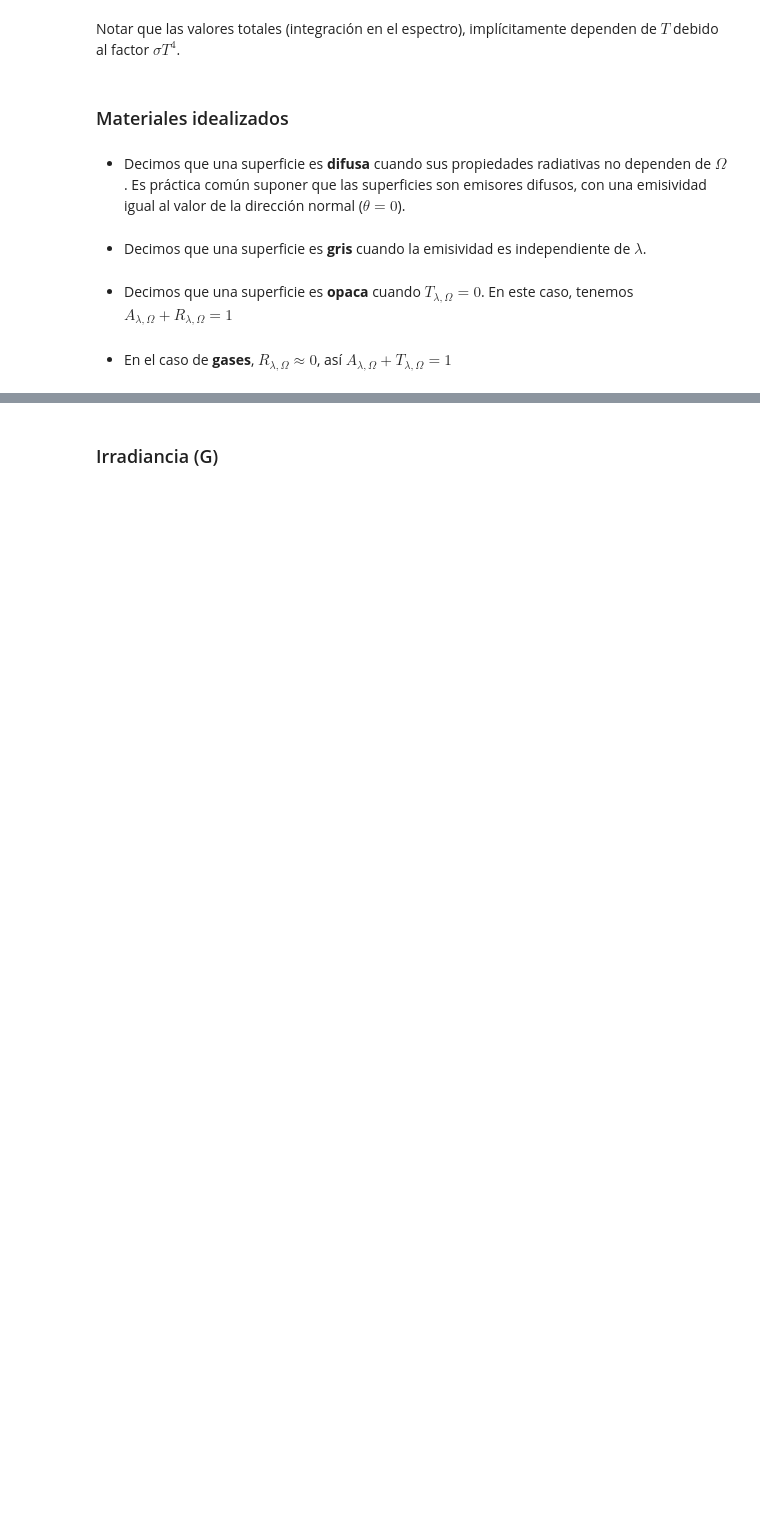
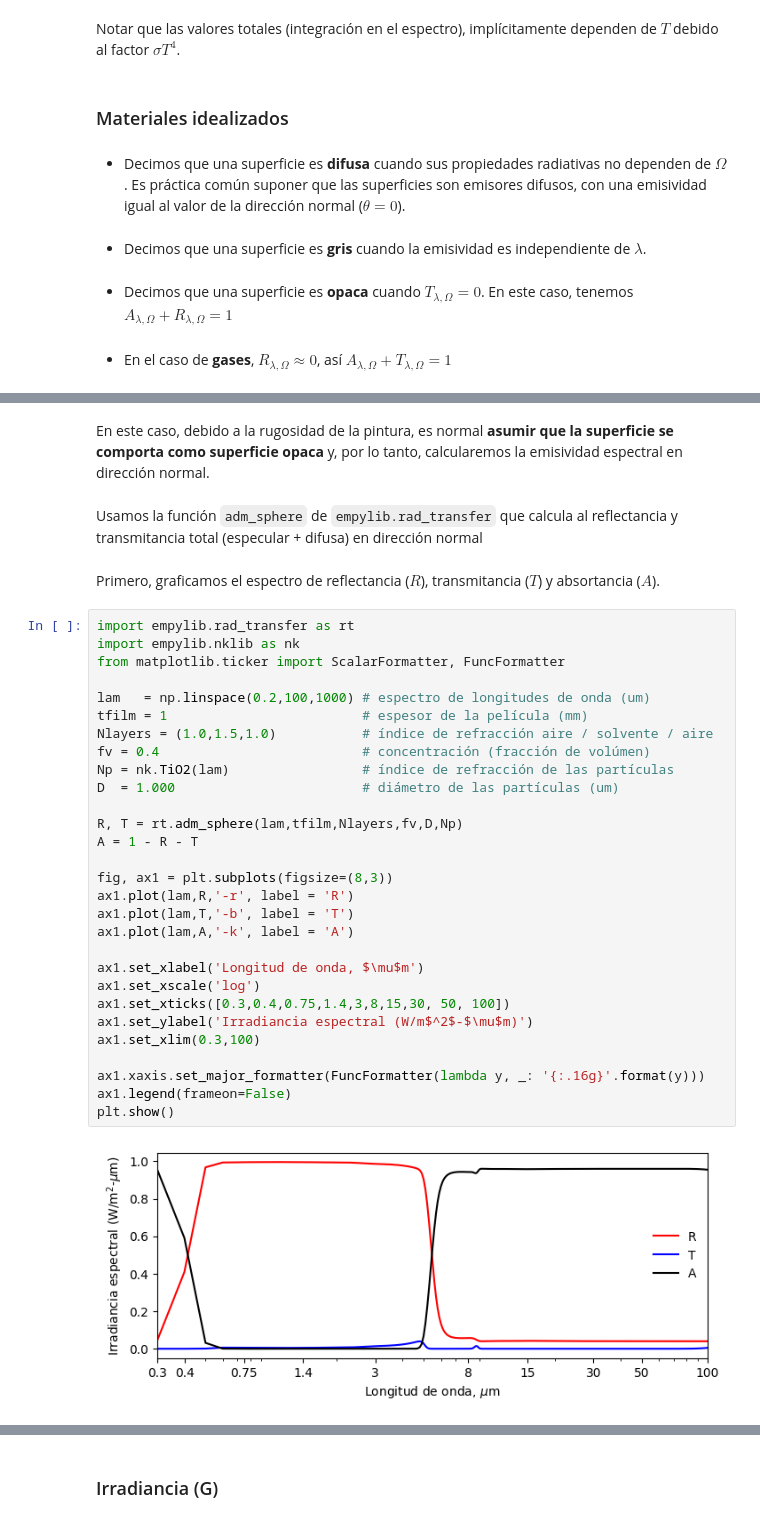
Before and after one commit to PanxoPanza/conversion_solar_termica, a Jupyter notebook: _build/jupyter_execute/06_RadiacionTermica/06_RadiacionTermica.ipynb, the cells around one changed output, grey strips where cells are left out. Saved outputs shown, nothing was run; the diff lists cells and outputs as text; blank space fills up the shorter version.

```diff
--- a/_build/jupyter_execute/06_RadiacionTermica/06_RadiacionTermica.ipynb
+++ b/_build/jupyter_execute/06_RadiacionTermica/06_RadiacionTermica.ipynb
@@ -399,0 +444,37 @@ tenemos $A_{\lambda,\Omega} + R_{\lambda,\Omega} = 1$
+# %% [markdown]
+En este caso, debido a la rugosidad de la pintura, es normal **asumir que la superficie se comporta como superficie opaca** y, por lo tanto, calcularemos la emisividad espectral en dirección normal.
+# %% [markdown]
+Usamos la función `adm_sphere` de `empylib.rad_transfer` que calcula al reflectancia y transmitancia total (especular + difusa) en dirección normal
+# %% [markdown]
+Primero, graficamos el espectro de reflectancia ($R$), transmitancia ($T$) y absortancia ($A$).
+# %%
+import empylib.rad_transfer as rt
+import empylib.nklib as nk
+from matplotlib.ticker import ScalarFormatter, FuncFormatter
+
+lam   = np.linspace(0.2,100,1000) # espectro de longitudes de onda (um)
+tfilm = 1                         # espesor de la película (mm)
+Nlayers = (1.0,1.5,1.0)           # índice de refracción aire / solvente / aire
+fv = 0.4                          # concentración (fracción de volúmen)
+Np = nk.TiO2(lam)                 # índice de refracción de las partículas
+D  = 1.000                        # diámetro de las partículas (um)
+
+R, T = rt.adm_sphere(lam,tfilm,Nlayers,fv,D,Np)
+A = 1 - R - T
+
+fig, ax1 = plt.subplots(figsize=(8,3))
+ax1.plot(lam,R,'-r', label = 'R')
+ax1.plot(lam,T,'-b', label = 'T')
+ax1.plot(lam,A,'-k', label = 'A')
+
+ax1.set_xlabel('Longitud de onda, $\mu$m')
+ax1.set_xscale('log')
+ax1.set_xticks([0.3,0.4,0.75,1.4,3,8,15,30, 50, 100])
+ax1.set_ylabel('Irradiancia espectral (W/m$^2$-$\mu$m)')
+ax1.set_xlim(0.3,100)
+
+ax1.xaxis.set_major_formatter(FuncFormatter(lambda y, _: '{:.16g}'.format(y)))
+ax1.legend(frameon=False)
+plt.show()
+# %% [output]
+[figure, added]
```
Also changed, not shown: parts of 32 cells of this notebook, 35 other files.
